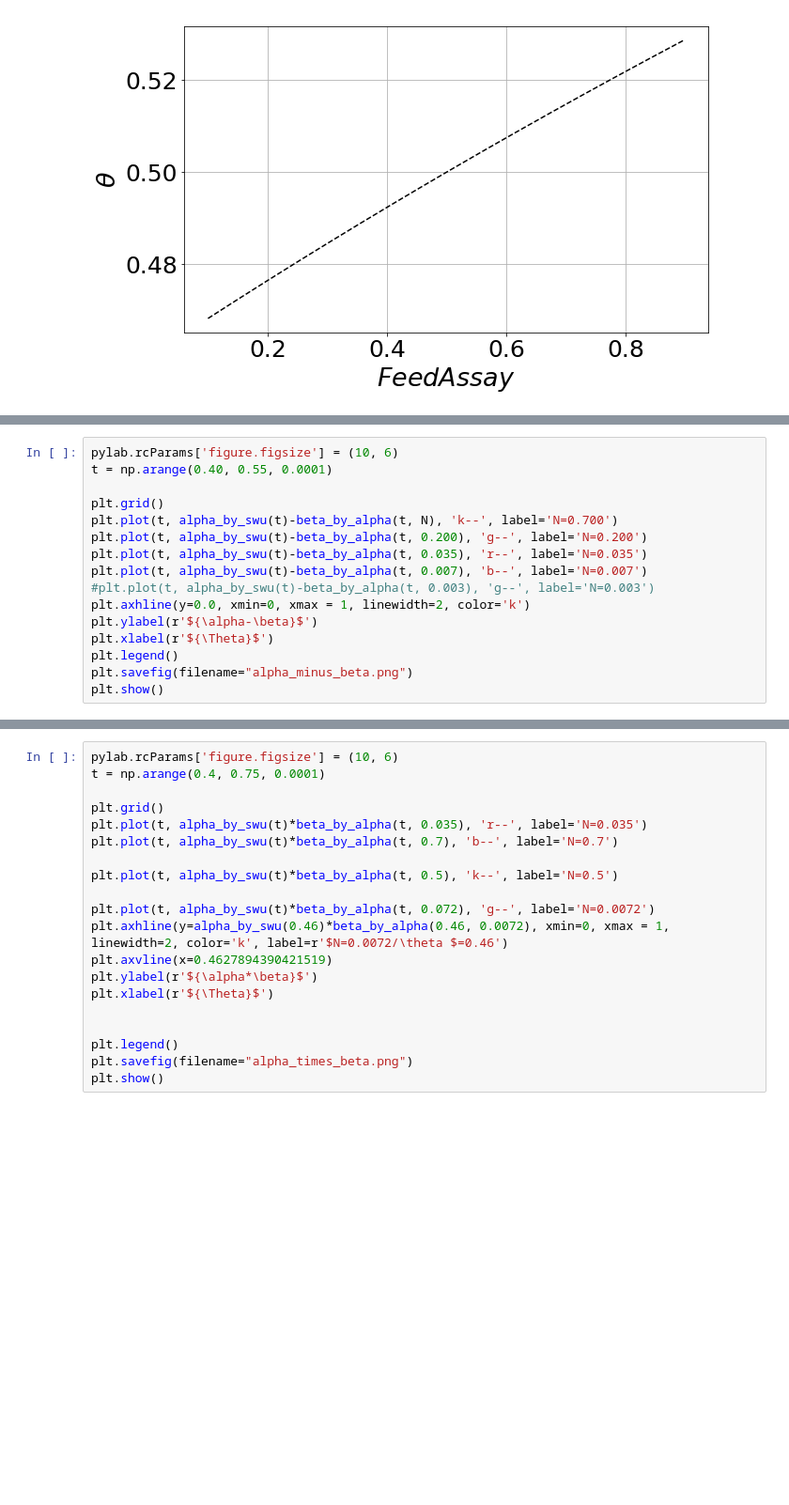
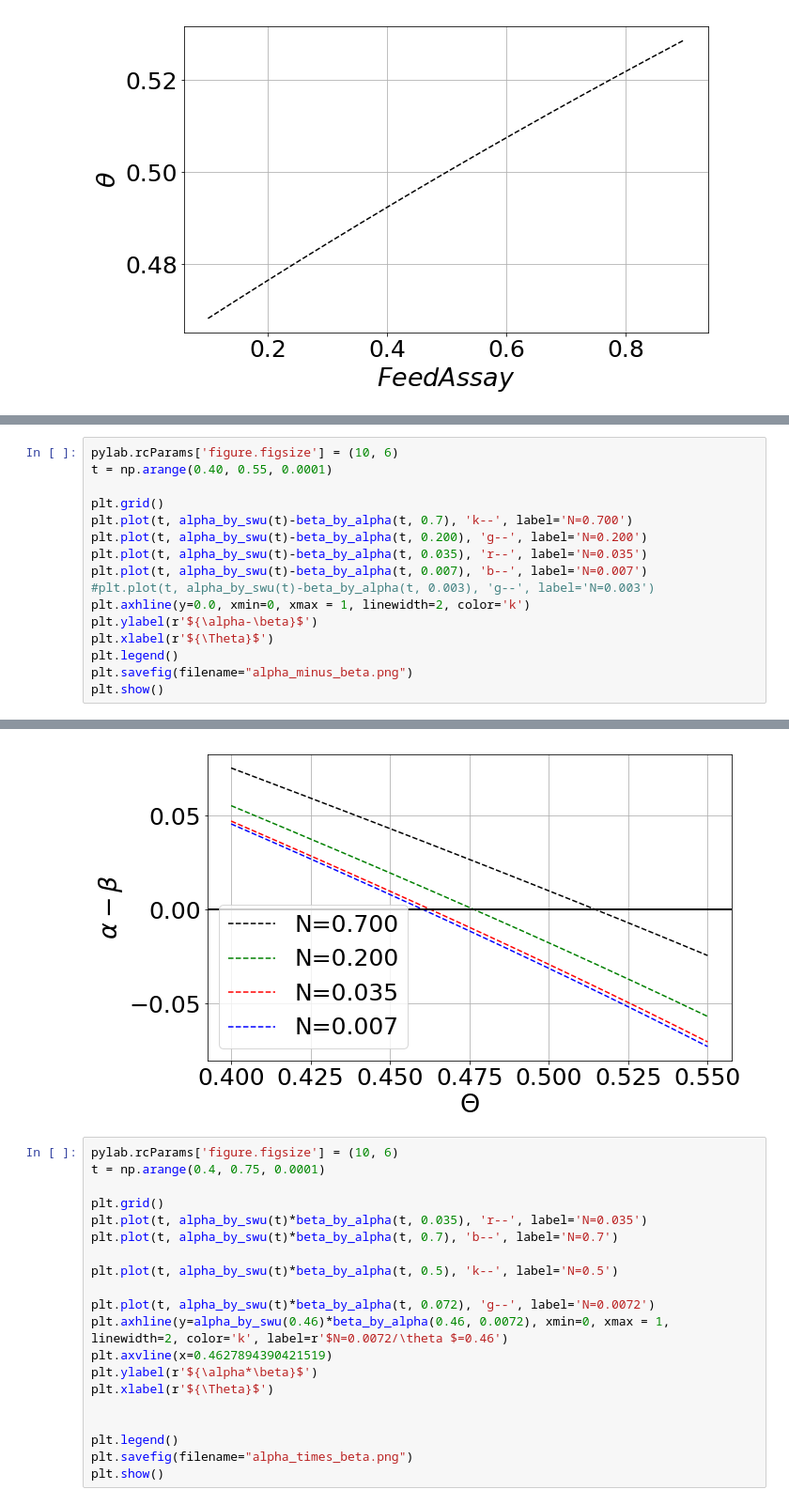
Before and after one commit to stompsjo/enrich_calcs, a Jupyter notebook: deltaU_theta.ipynb, the cells around one changed output, grey strips where cells are left out. Shown at 94% size. Cells and saved outputs as stored; diff of their text form; blank space fills up the shorter version.

```diff
--- a/deltaU_theta.ipynb
+++ b/deltaU_theta.ipynb
@@ -205,7 +206,7 @@ pylab.rcParams['figure.figsize'] = (10, 6)
 t = np.arange(0.40, 0.55, 0.0001)
 
 plt.grid()
-plt.plot(t, alpha_by_swu(t)-beta_by_alpha(t, N), 'k--', label='N=0.700')
+plt.plot(t, alpha_by_swu(t)-beta_by_alpha(t, 0.7), 'k--', label='N=0.700')
 plt.plot(t, alpha_by_swu(t)-beta_by_alpha(t, 0.200), 'g--', label='N=0.200')
 plt.plot(t, alpha_by_swu(t)-beta_by_alpha(t, 0.035), 'r--', label='N=0.035')
 plt.plot(t, alpha_by_swu(t)-beta_by_alpha(t, 0.007), 'b--', label='N=0.007')
@@ -221,3 +221,4 @@ SyntaxError: keyword can't be an expression (<ipython-input-11-76aedbff2fcd>, li
+[figure, added]
 # %%
 pylab.rcParams['figure.figsize'] = (10, 6)
 t = np.arange(0.4, 0.75, 0.0001)
```
Also changed, not shown: parts of 16 cells of this notebook, 7 other files.
